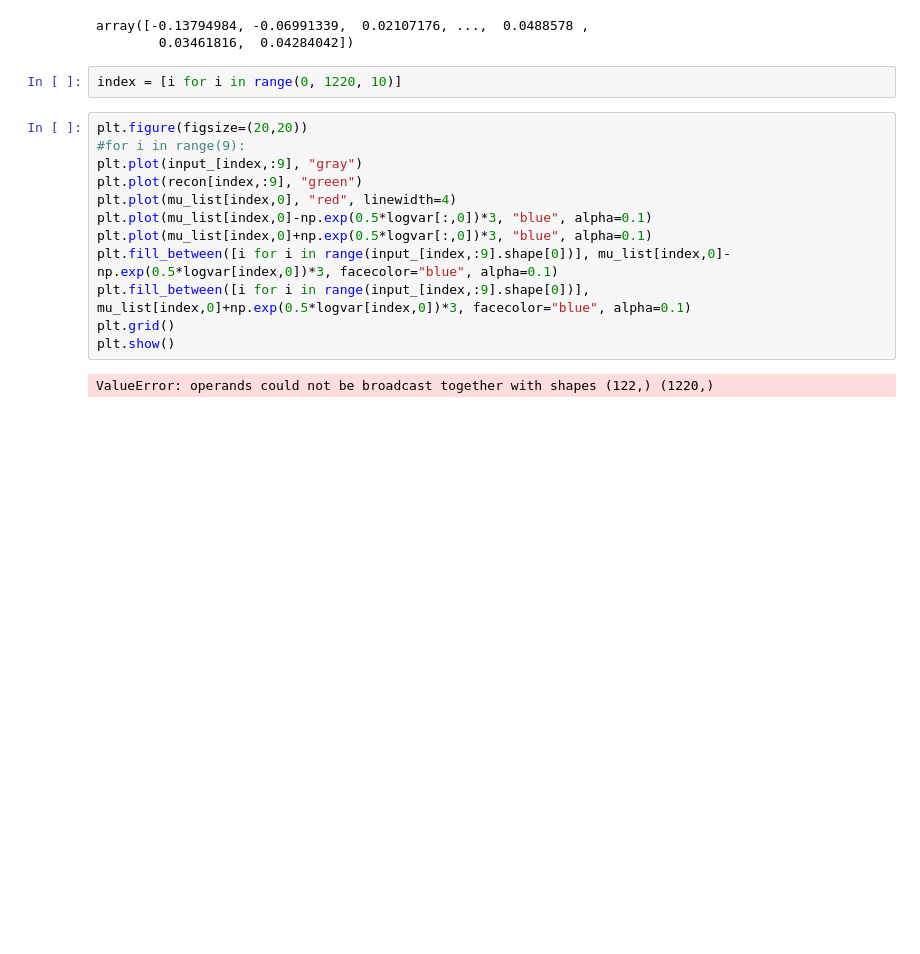
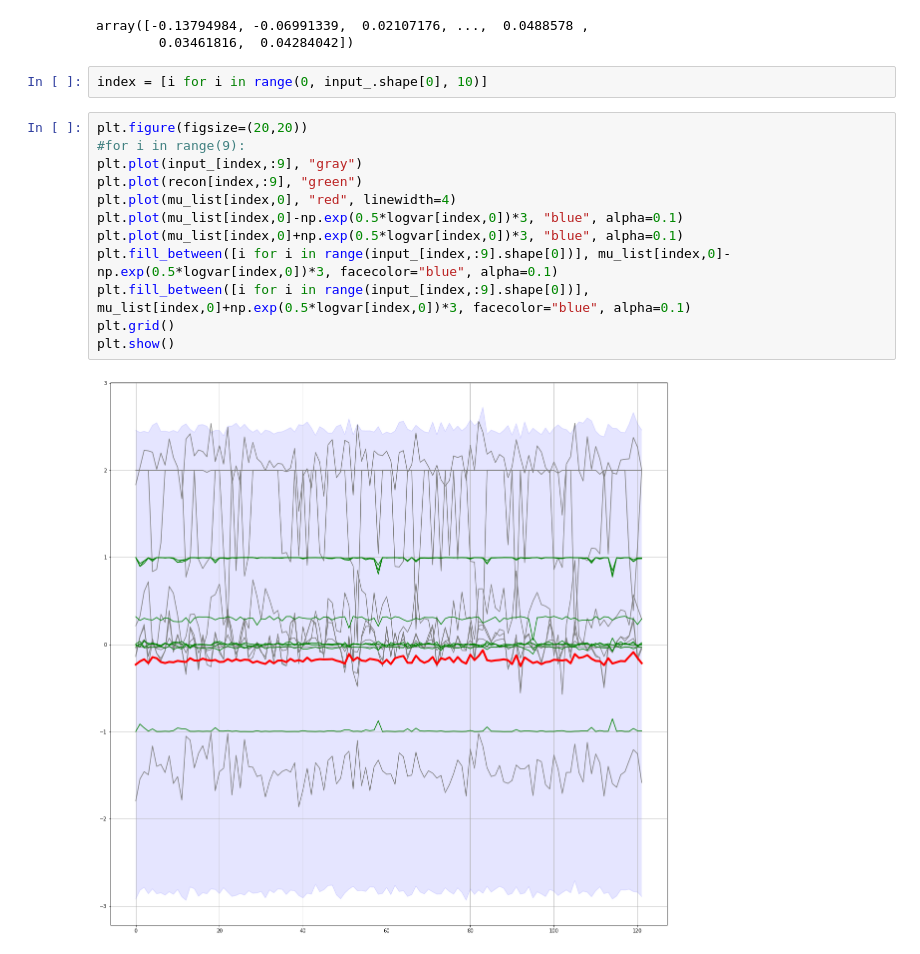
Before and after one commit to georgosgeorgos/DLRC_2018, a Jupyter notebook: Untitled.ipynb, the cells around one changed output. Saved outputs shown, nothing was run; the diff lists cells and outputs as text; blank space fills up the shorter version.

```diff
--- a/Untitled.ipynb
+++ b/Untitled.ipynb
@@ -29,18 +29,18 @@ input_[:,0]
 array([-0.13794984, -0.06991339,  0.02107176, ...,  0.0488578 ,
         0.03461816,  0.04284042])
 # %%
-index = [i for i in range(0, 1220, 10)]
+index = [i for i in range(0, input_.shape[0], 10)]
 # %%
 plt.figure(figsize=(20,20))
 #for i in range(9):
 plt.plot(input_[index,:9], "gray")
 plt.plot(recon[index,:9], "green")
 plt.plot(mu_list[index,0], "red", linewidth=4)
-plt.plot(mu_list[index,0]-np.exp(0.5*logvar[:,0])*3, "blue", alpha=0.1)
-plt.plot(mu_list[index,0]+np.exp(0.5*logvar[:,0])*3, "blue", alpha=0.1)
+plt.plot(mu_list[index,0]-np.exp(0.5*logvar[index,0])*3, "blue", alpha=0.1)
+plt.plot(mu_list[index,0]+np.exp(0.5*logvar[index,0])*3, "blue", alpha=0.1)
 plt.fill_between([i for i in range(input_[index,:9].shape[0])], mu_list[index,0]-np.exp(0.5*logvar[index,0])*3, facecolor="blue", alpha=0.1)
 plt.fill_between([i for i in range(input_[index,:9].shape[0])], mu_list[index,0]+np.exp(0.5*logvar[index,0])*3, facecolor="blue", alpha=0.1)
 plt.grid()
 plt.show()
 # %% [output]
-ValueError: operands could not be broadcast together with shapes (122,) (1220,)
+[figure, added]
```
